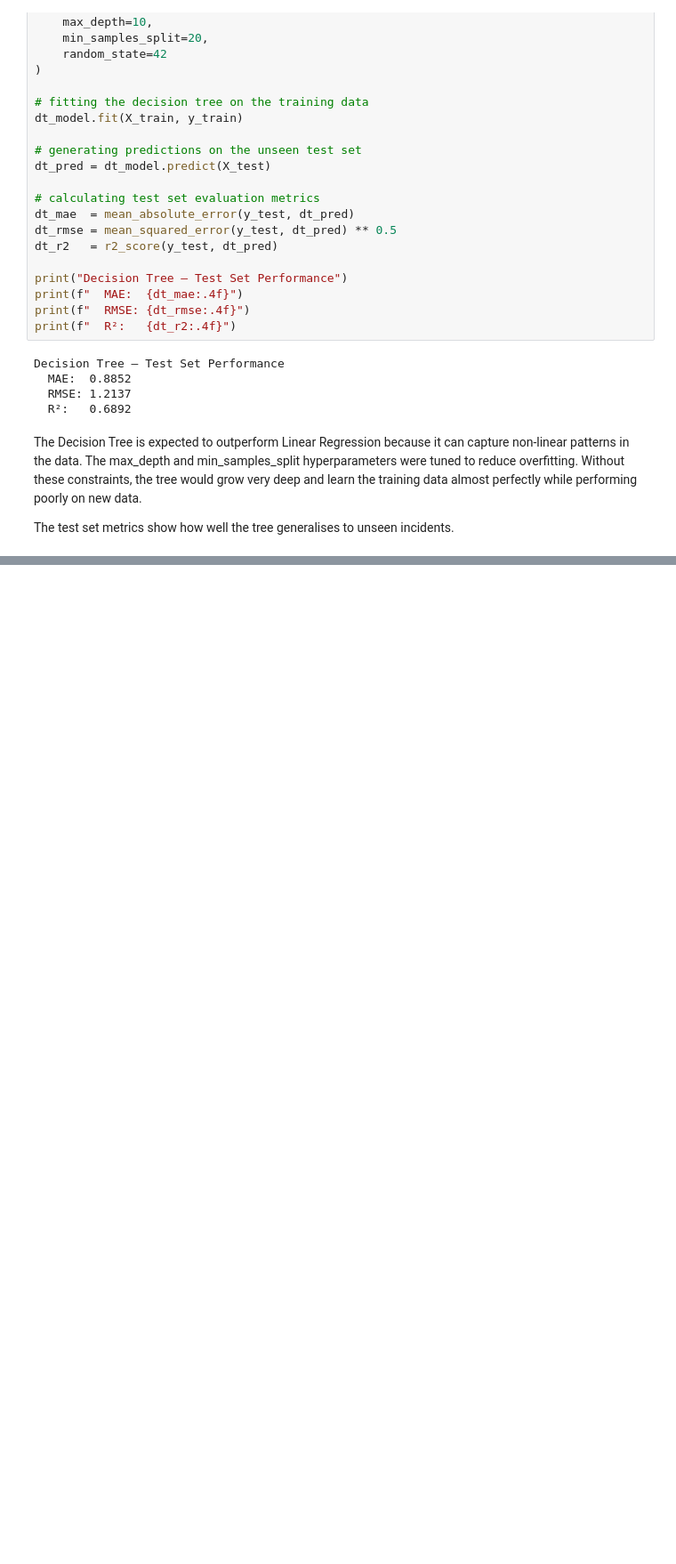
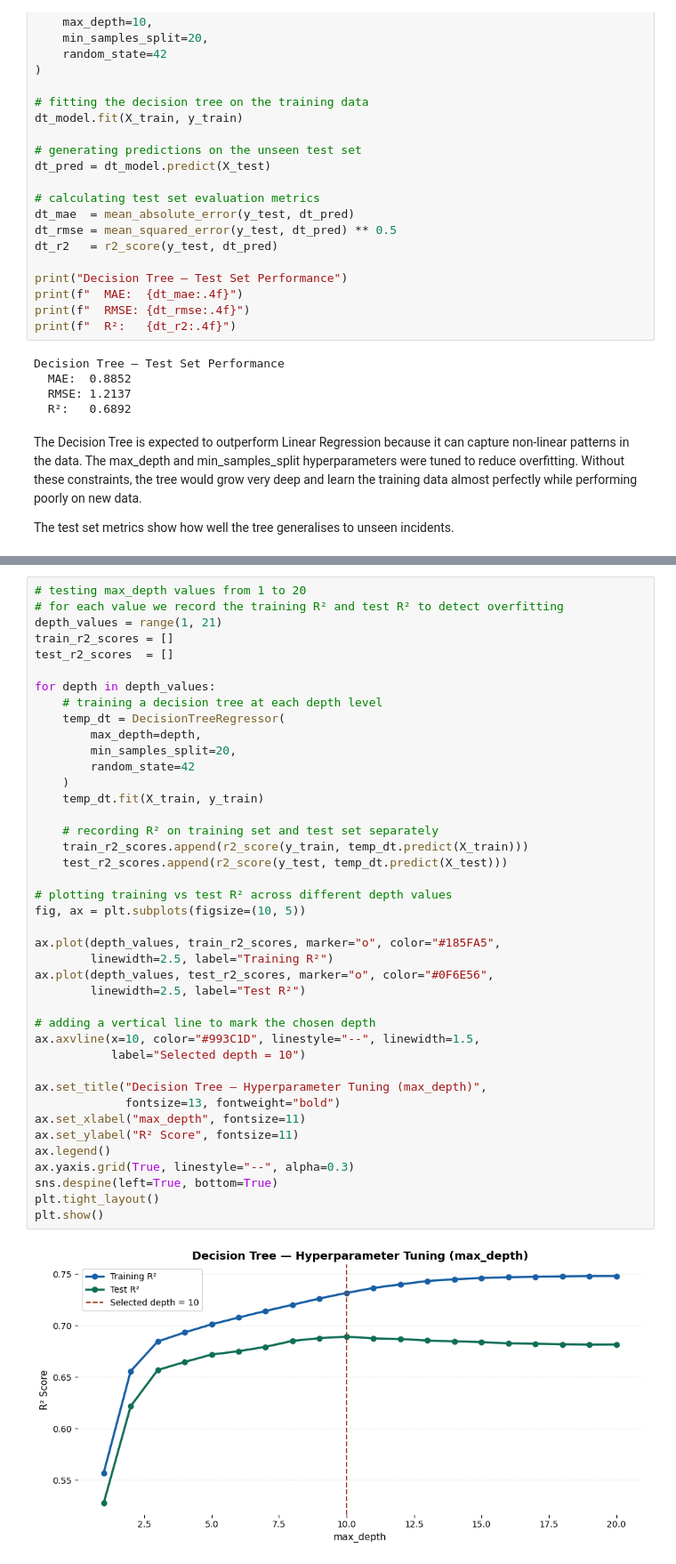
Before and after one commit to Husnain-Yaqoob/IT-Incident-Data-Analysis, a Jupyter notebook: FYP_IT_Incident_Data_Preparation-v4.ipynb, the cells around one changed output, grey strips where cells are left out. Shown at 89% size. Saved outputs shown, nothing was run; the diff lists cells and outputs as text; blank space fills up the shorter version.

```diff
--- a/FYP_IT_Incident_Data_Preparation-v4.ipynb
+++ b/FYP_IT_Incident_Data_Preparation-v4.ipynb
@@ -1465,0 +1472,43 @@ The test set metrics show how well the tree generalises to unseen incidents.
+# %%
+# testing max_depth values from 1 to 20
+# for each value we record the training R² and test R² to detect overfitting
+depth_values = range(1, 21)
+train_r2_scores = []
+test_r2_scores  = []
+
+for depth in depth_values:
+    # training a decision tree at each depth level
+    temp_dt = DecisionTreeRegressor(
+        max_depth=depth,
+        min_samples_split=20,
+        random_state=42
+    )
+    temp_dt.fit(X_train, y_train)
+
+    # recording R² on training set and test set separately
+    train_r2_scores.append(r2_score(y_train, temp_dt.predict(X_train)))
+    test_r2_scores.append(r2_score(y_test, temp_dt.predict(X_test)))
+
+# plotting training vs test R² across different depth values
+fig, ax = plt.subplots(figsize=(10, 5))
+
+ax.plot(depth_values, train_r2_scores, marker="o", color="#185FA5",
+        linewidth=2.5, label="Training R²")
+ax.plot(depth_values, test_r2_scores, marker="o", color="#0F6E56",
+        linewidth=2.5, label="Test R²")
+
+# adding a vertical line to mark the chosen depth
+ax.axvline(x=10, color="#993C1D", linestyle="--", linewidth=1.5,
+           label="Selected depth = 10")
+
+ax.set_title("Decision Tree — Hyperparameter Tuning (max_depth)",
+             fontsize=13, fontweight="bold")
+ax.set_xlabel("max_depth", fontsize=11)
+ax.set_ylabel("R² Score", fontsize=11)
+ax.legend()
+ax.yaxis.grid(True, linestyle="--", alpha=0.3)
+sns.despine(left=True, bottom=True)
+plt.tight_layout()
+plt.show()
+# %% [output]
+[figure, added]
```
Also changed, not shown: parts of 9 cells of this notebook.
